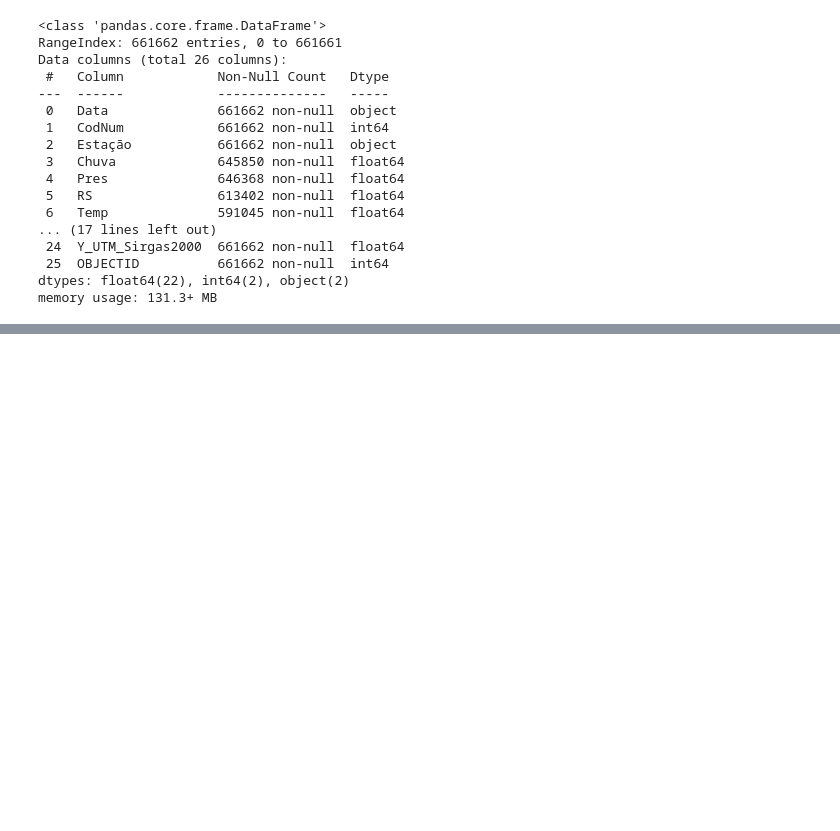
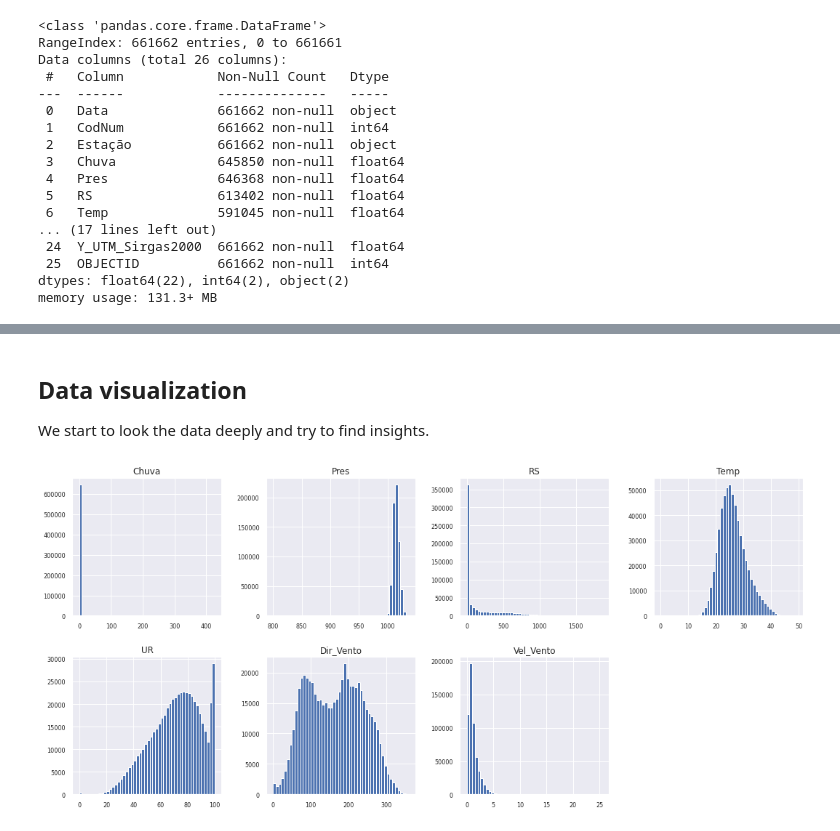
Before and after one commit to lucasmoschen/machine-learning-project, a Jupyter notebook: notebooks/eda.ipynb, the cells around one changed output, grey strips where cells are left out. Saved outputs shown, nothing was run; the diff lists cells and outputs as text; code cells hidden in the pictures; blank space fills up the shorter version.

Commit message:
more visualization

```diff
--- a/notebooks/eda.ipynb
+++ b/notebooks/eda.ipynb
@@ -38,0 +86,6 @@ memory usage: 131.3+ MB
+# %%
+stations = air_data[['CodNum', 'Estação', 'X_UTM_Sirgas2000', 'Y_UTM_Sirgas2000']].drop_duplicates()
+stations_info = zip(stations.Estação, stations.X_UTM_Sirgas2000, stations.Y_UTM_Sirgas2000)
+stations = dict(zip(stations.CodNum, stations_info))
+
+air_data.drop(labels = ['OBJECTID', 'Estação', 'X_UTM_Sirgas2000', 'Y_UTM_Sirgas2000'], axis = 1, inplace = True)
@@ -38,0 +118,10 @@ memory usage: 131.3+ MB
+# %% [markdown]
+## Data visualization
+
+We start to look the data deeply and try to find insights.
+# %%
+air_data.hist(column = ['Chuva', 'Pres', 'RS', 'Temp', 'UR', 'Dir_Vento', 'Vel_Vento'],
+              figsize=(18, 8), bins=50, xlabelsize=8, ylabelsize=8, layout = (2,4))
+plt.show()
+# %% [output]
+[figure, added]
```
Also changed, not shown: parts of 11 cells of this notebook.
